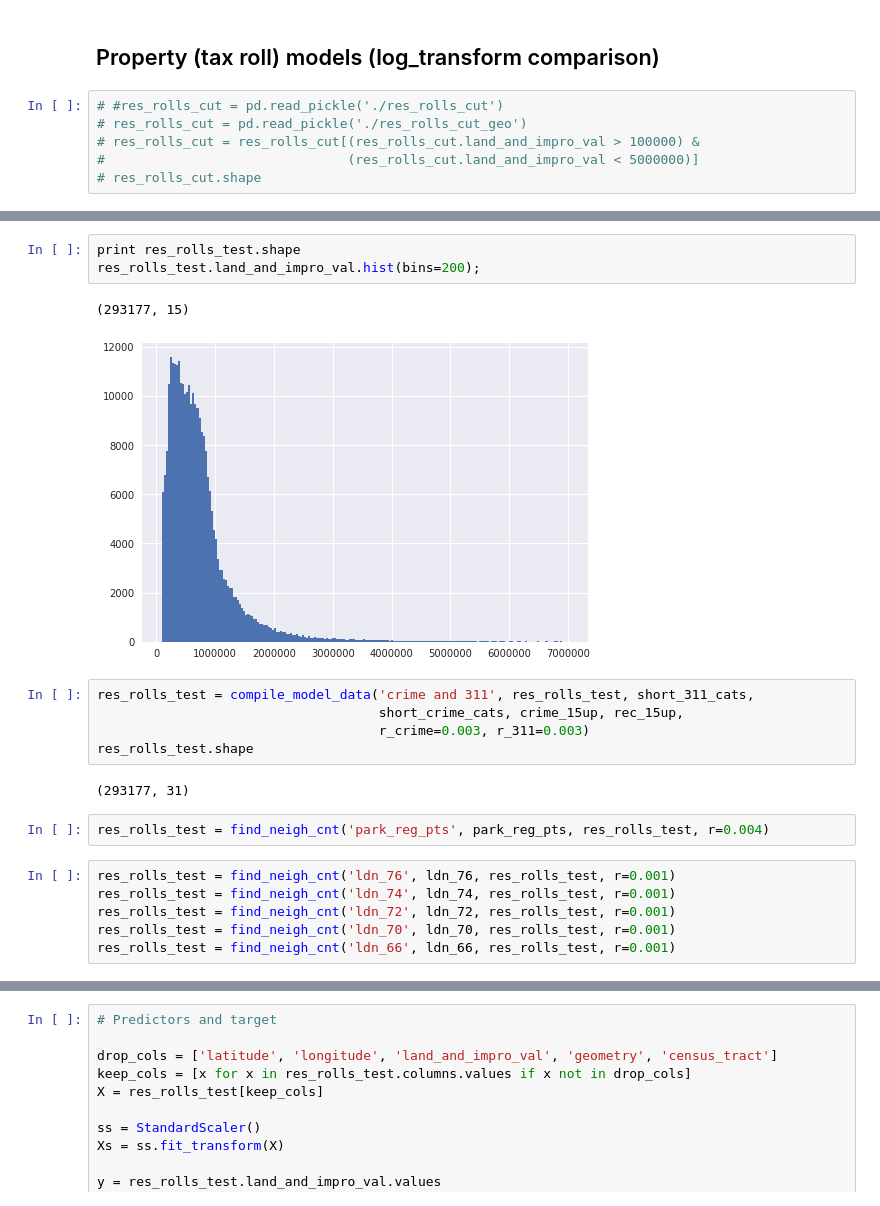
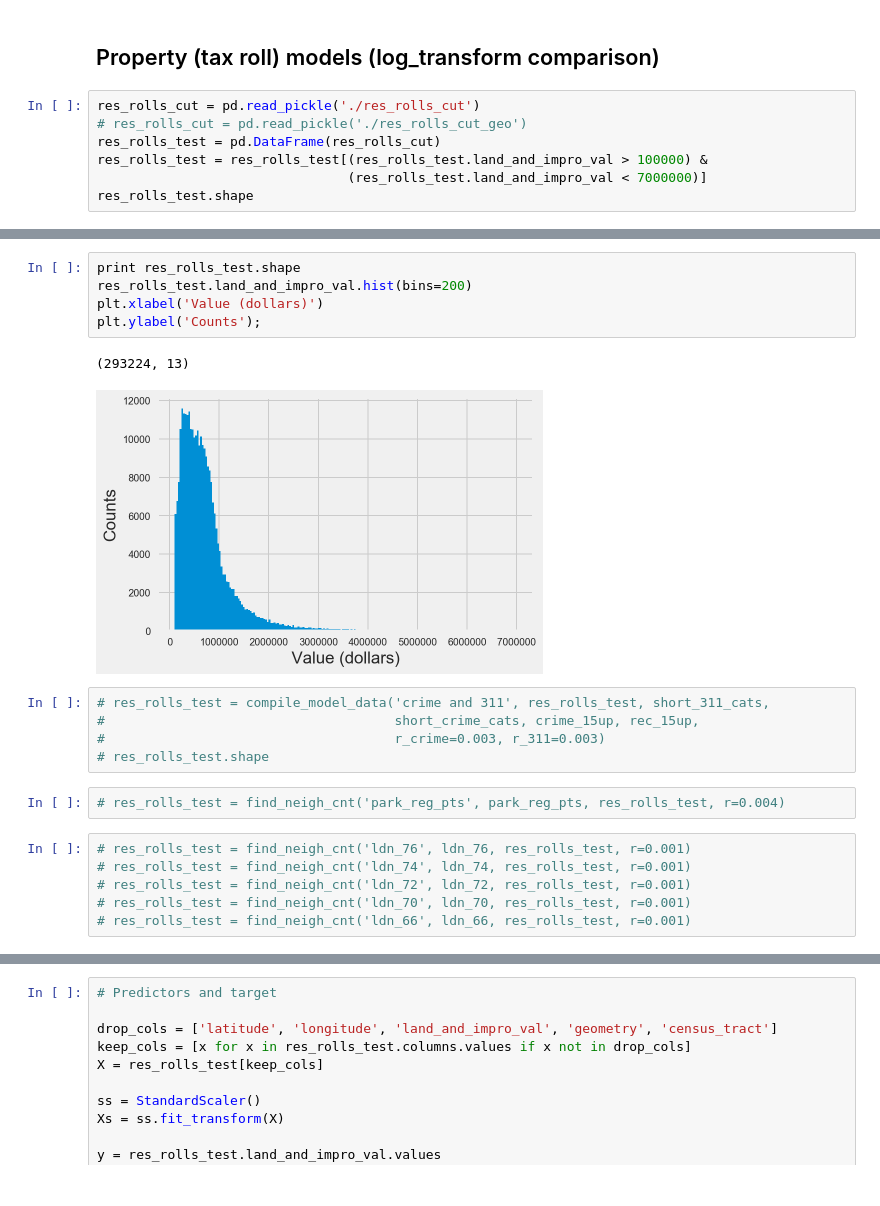
Before and after one commit to tmkilian/GA_capstone-Housing_prices, a Jupyter notebook: Baseline_Models_aws.ipynb, the cells around one changed output, grey strips where cells are left out. Cells and saved outputs as stored; diff of their text form.

```diff
--- a/Baseline_Models_aws.ipynb
+++ b/Baseline_Models_aws.ipynb
@@ -376,8 +422,9 @@ plt.show()
 # %% [markdown]
 ## Property (tax roll) models (log_transform comparison)
 # %%
-# #res_rolls_cut = pd.read_pickle('./res_rolls_cut')
+res_rolls_cut = pd.read_pickle('./res_rolls_cut')
 # res_rolls_cut = pd.read_pickle('./res_rolls_cut_geo')
-# res_rolls_cut = res_rolls_cut[(res_rolls_cut.land_and_impro_val > 100000) &
-#                               (res_rolls_cut.land_and_impro_val < 5000000)]
-# res_rolls_cut.shape
+res_rolls_test = pd.DataFrame(res_rolls_cut)
+res_rolls_test = res_rolls_test[(res_rolls_test.land_and_impro_val > 100000) &
+                                (res_rolls_test.land_and_impro_val < 7000000)]
+res_rolls_test.shape
@@ -399,21 +433,21 @@ res_rolls_test.shape
 # %%
 print res_rolls_test.shape
-res_rolls_test.land_and_impro_val.hist(bins=200);
+res_rolls_test.land_and_impro_val.hist(bins=200)
+plt.xlabel('Value (dollars)')
+plt.ylabel('Counts');
 # %% [output]
-(293177, 15)
+(293224, 13)
-[figure, old version]
+[figure, new version]
 # %%
-res_rolls_test = compile_model_data('crime and 311', res_rolls_test, short_311_cats,
-                                    short_crime_cats, crime_15up, rec_15up,
-                                    r_crime=0.003, r_311=0.003)
-res_rolls_test.shape
+# res_rolls_test = compile_model_data('crime and 311', res_rolls_test, short_311_cats,
+#                                     short_crime_cats, crime_15up, rec_15up,
+#                                     r_crime=0.003, r_311=0.003)
+# res_rolls_test.shape
-# %% [output]
-(293177, 31)
 # %%
-res_rolls_test = find_neigh_cnt('park_reg_pts', park_reg_pts, res_rolls_test, r=0.004)
+# res_rolls_test = find_neigh_cnt('park_reg_pts', park_reg_pts, res_rolls_test, r=0.004)
 # %%
-res_rolls_test = find_neigh_cnt('ldn_76', ldn_76, res_rolls_test, r=0.001)
-res_rolls_test = find_neigh_cnt('ldn_74', ldn_74, res_rolls_test, r=0.001)
-res_rolls_test = find_neigh_cnt('ldn_72', ldn_72, res_rolls_test, r=0.001)
-res_rolls_test = find_neigh_cnt('ldn_70', ldn_70, res_rolls_test, r=0.001)
-res_rolls_test = find_neigh_cnt('ldn_66', ldn_66, res_rolls_test, r=0.001)
+# res_rolls_test = find_neigh_cnt('ldn_76', ldn_76, res_rolls_test, r=0.001)
+# res_rolls_test = find_neigh_cnt('ldn_74', ldn_74, res_rolls_test, r=0.001)
+# res_rolls_test = find_neigh_cnt('ldn_72', ldn_72, res_rolls_test, r=0.001)
+# res_rolls_test = find_neigh_cnt('ldn_70', ldn_70, res_rolls_test, r=0.001)
+# res_rolls_test = find_neigh_cnt('ldn_66', ldn_66, res_rolls_test, r=0.001)
```
Also changed, not shown: parts of 73 cells of this notebook, 38 other files.
